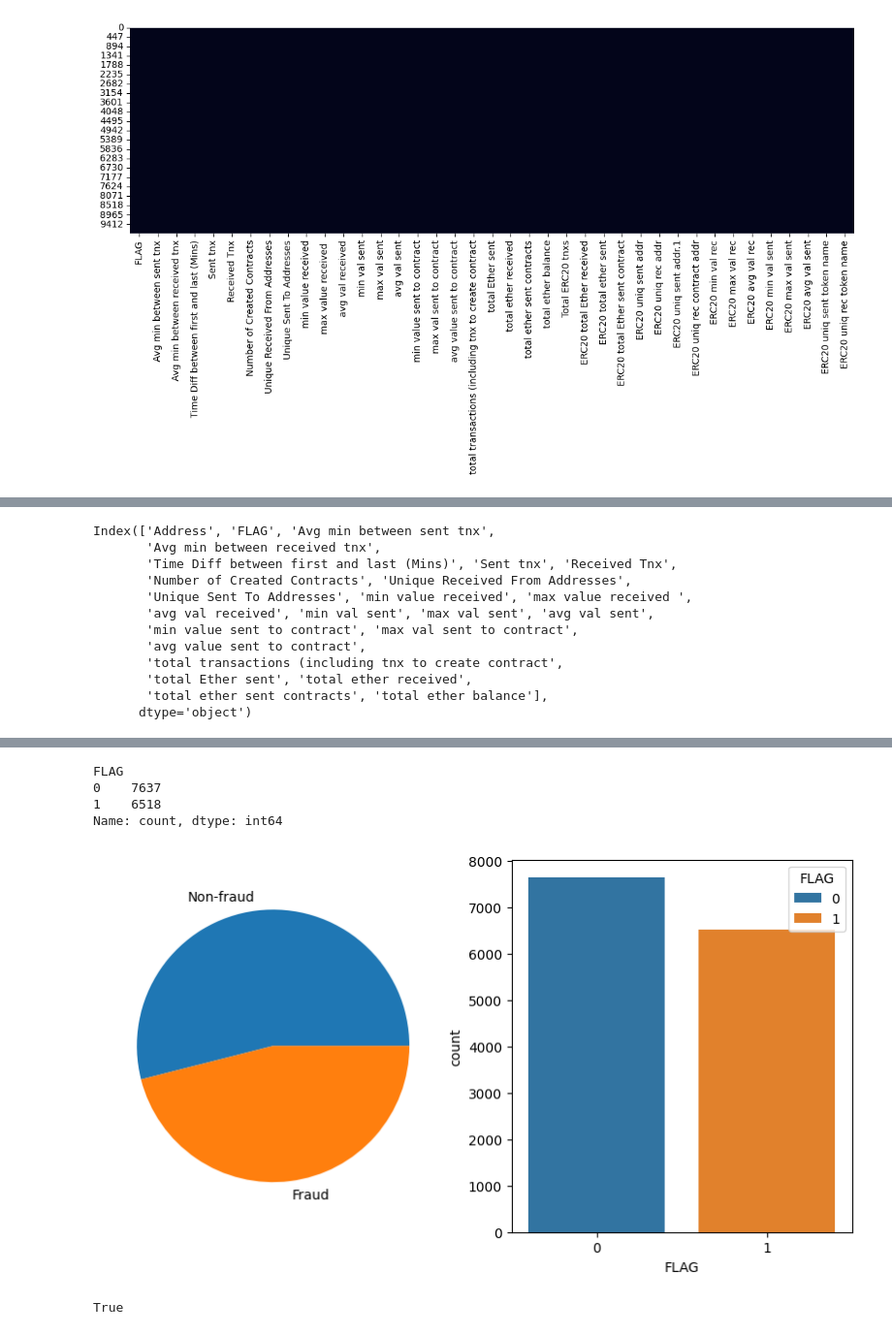
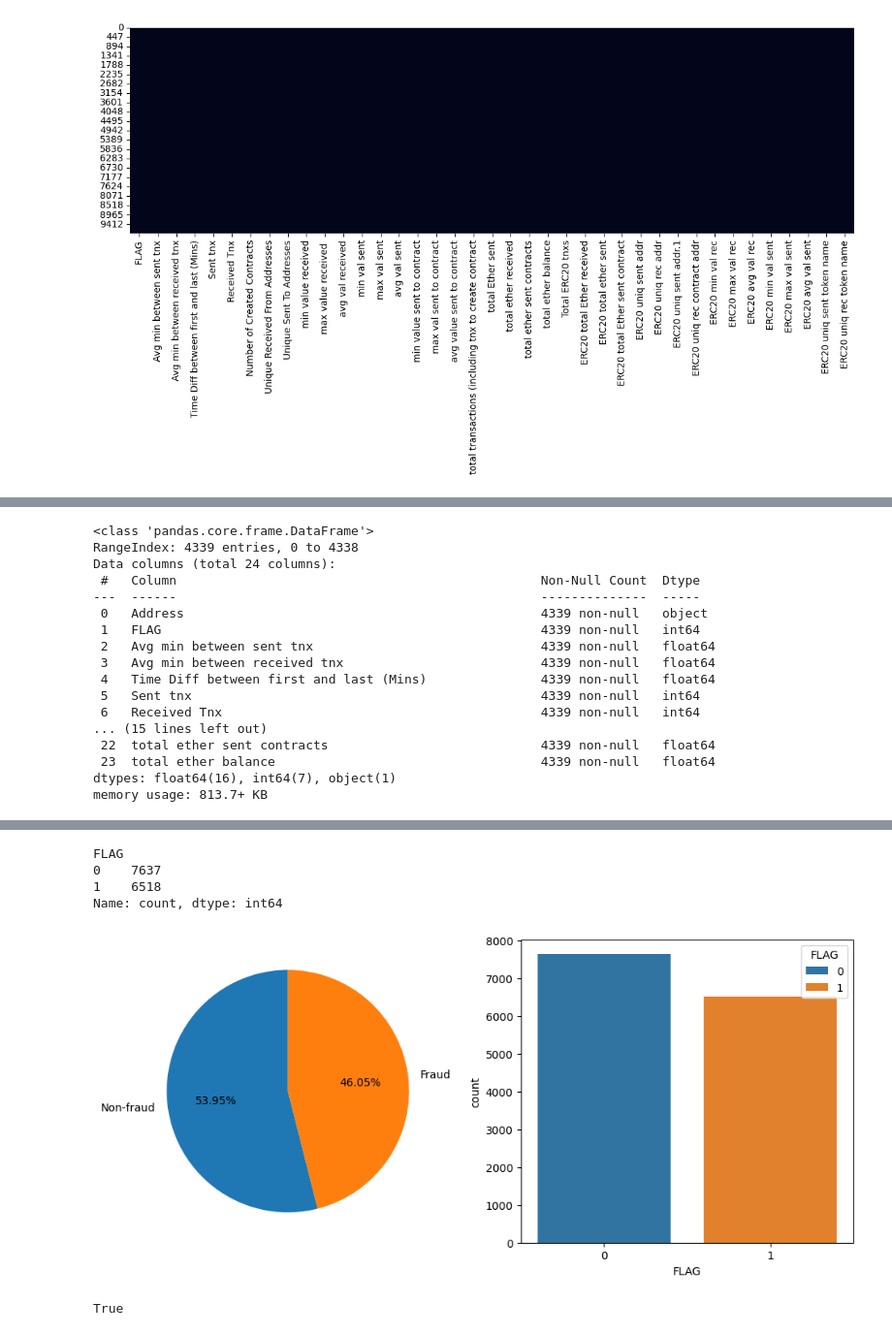
Before and after one commit to shazzad-hasan/ethereum-fraud-detection, a Jupyter notebook: data-preparation/kaggle_etherscan_data.ipynb, the cells around one changed output, grey strips where cells are left out. Shown at 97% size. Cells and saved outputs as stored; diff of their text form; code cells hidden in the pictures.

```diff
--- a/data-preparation/kaggle_etherscan_data.ipynb
+++ b/data-preparation/kaggle_etherscan_data.ipynb
@@ -11,4 +11,5 @@ import pandas as pd
 import matplotlib.pyplot as plt
 import seaborn as sns
 # %%
-df_k = pd.read_csv('/content/drive/MyDrive/ethereum-fraud-detection/data/address_data_k.csv')
+df_k = pd.read_csv('/content/drive/MyDrive/ethereum-fraud-detection/data/transaction_data_kaggle.csv').drop(columns=['Unnamed: 0'])
+df_k.head()
@@ -45,5 +44,5 @@ memory usage: 3.8+ MB
 # %%
 df_k.drop_duplicates(subset=["Address"], inplace=True)
 add = df_k[['Address']]
-df_k.drop(['Unnamed: 0', 'Index', 'Address'], axis=1, inplace=True)
+df_k.drop(['Index', 'Address'], axis=1, inplace=True)
 # %%
@@ -55,0 +53,7 @@ The categorical column  ERC20_most_rec_token_type has 466 unique values
+# %%
+# Find categorical features
+categories = df_k.select_dtypes('O').columns
+
+for catg in categories:
+    count = df_k[catg].nunique()
+    print(f'The categorical column {catg} has {count} unique values')
@@ -303,3 +382,4 @@ df_k.insert(0, 'Address', add)
 # %%
-df_e = pd.read_csv('/content/drive/MyDrive/ethereum-fraud-detection/data/address_data_e.csv')
+df_e = pd.read_csv('/content/drive/MyDrive/ethereum-fraud-detection/data/transaction_data_etherscan.csv')
 df_e.drop_duplicates(subset=["Address"], inplace=True)
+df_e.head()
@@ -306,16 +394,21 @@ df_e.drop_duplicates(subset=["Address"], inplace=True)
 # %%
-df_e.columns
+df_e.info()
 # %% [output]
-Index(['Address', 'FLAG', 'Avg min between sent tnx',
-       'Avg min between received tnx',
-       'Time Diff between first and last (Mins)', 'Sent tnx', 'Received Tnx',
-       'Number of Created Contracts', 'Unique Received From Addresses',
-       'Unique Sent To Addresses', 'min value received', 'max value received ',
-       'avg val received', 'min val sent', 'max val sent', 'avg val sent',
-       'min value sent to contract', 'max val sent to contract',
-       'avg value sent to contract',
-       'total transactions (including tnx to create contract',
-       'total Ether sent', 'total ether received',
-       'total ether sent contracts', 'total ether balance'],
-      dtype='object')
+<class 'pandas.core.frame.DataFrame'>
+RangeIndex: 4339 entries, 0 to 4338
+Data columns (total 24 columns):
+ #   Column                                                Non-Null Count  Dtype
+---  ------                                                --------------  -----
+ 0   Address                                               4339 non-null   object
+ 1   FLAG                                                  4339 non-null   int64
+ 2   Avg min between sent tnx                              4339 non-null   float64
+ 3   Avg min between received tnx                          4339 non-null   float64
+ 4   Time Diff between first and last (Mins)               4339 non-null   float64
+ 5   Sent tnx                                              4339 non-null   int64
+ 6   Received Tnx                                          4339 non-null   int64
+... (15 lines left out)
+ 22  total ether sent contracts                            4339 non-null   float64
+ 23  total ether balance                                   4339 non-null   float64
+dtypes: float64(16), int64(7), object(1)
+memory usage: 813.7+ KB
 # %%
@@ -345,22 +436,29 @@ df_combined.head()
 | 3 | 0x6309f709faad518fc158af4c14edfa7... | 1 | 0.000000 | 0.000000 | 0.000000 | 0 | ... |
 | 4 | 0x3d020954e30c3d40b7f0c533cf198bc... | 1 | 14280.600000 | 1479.855556 | 45357.566670 | 1 | ... |
 # %%
+# Plot target distribution
 print(df_combined['FLAG'].value_counts())
 
-# Target Distribution
 labels = ['Non-fraud', 'Fraud']
 
-fig, ax = plt.subplots(1, 2, figsize=[10,5])
-ax[0].pie(x=df_combined['FLAG'].value_counts(), labels=labels)
+value_counts = df_combined['FLAG'].value_counts()
+percentages = 100 * value_counts / value_counts.sum()
 
-sns.countplot(data=df_combined, x='FLAG', hue='FLAG', palette=['#1f77b4', '#ff7f0e'], dodge=False)
+fig, ax = plt.subplots(1, 2, figsize=[12, 5])
+
+ax[0].pie(value_counts, labels=labels, autopct='%.2f%%', startangle=90, colors=['#1f77b4', '#ff7f0e'])
+# ax[0].set_title('Target Distribution')
+
+sns.countplot(data=df_combined, x='FLAG', hue='FLAG', palette=['#1f77b4', '#ff7f0e'], dodge=False, ax=ax[1])
+# ax[1].set_title('Count of Fraud and Non-fraud')
+
 plt.show()
 # %% [output]
 FLAG
 0    7637
 1    6518
 Name: count, dtype: int64
-[figure, old version]
+[figure, new version]
 # %%
 df_combined['Address'].nunique() == df_combined.shape[0]
 # %% [output]
```
Also changed, not shown: parts of 23 cells of this notebook.
